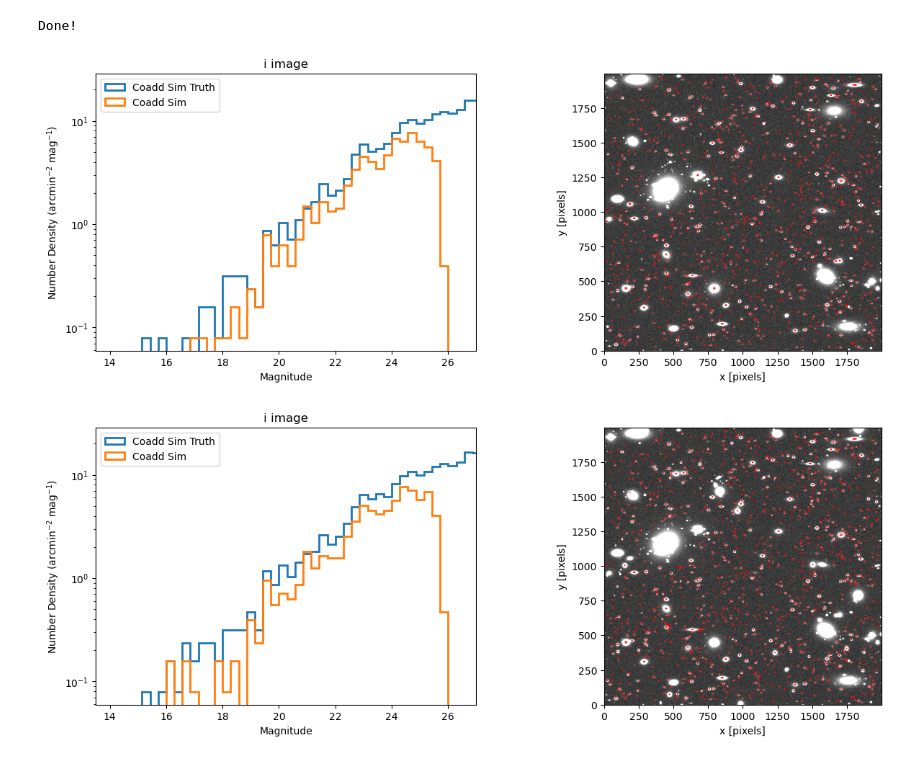
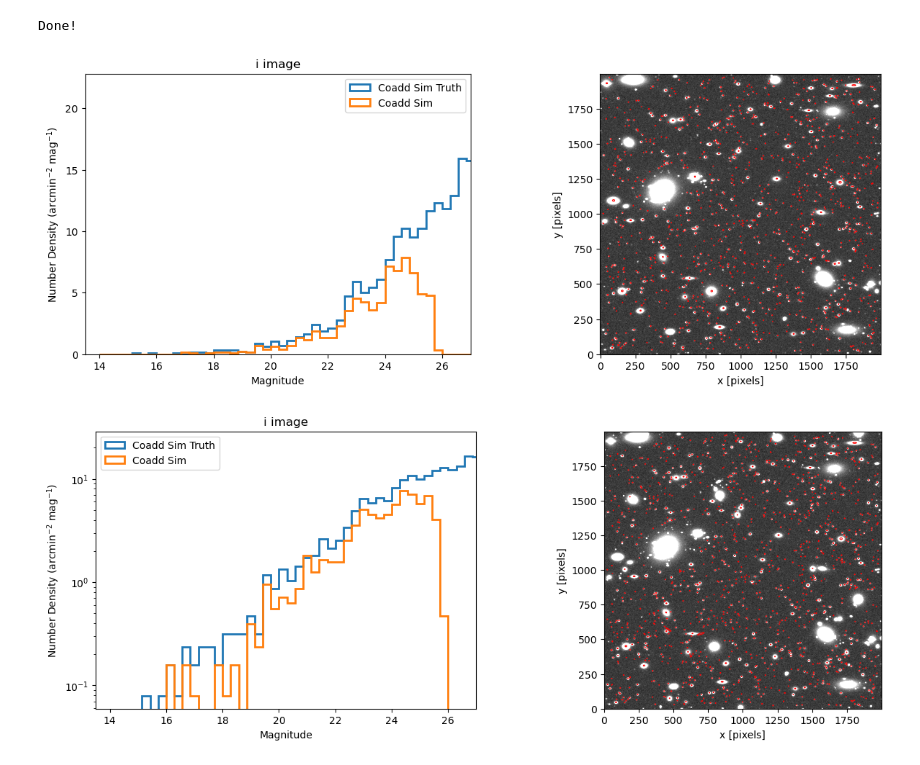
Before and after one commit to philipladuca24/LSST-SimCatVal, a Jupyter notebook: LSST-SimCatVal/testing_diffsim.ipynb, the cells around one changed output. Cells and saved outputs as stored; diff of their text form; code cells hidden in the pictures.

```diff
--- a/LSST-SimCatVal/testing_diffsim.ipynb
+++ b/LSST-SimCatVal/testing_diffsim.ipynb
@@ -101,6 +101,6 @@ Done!
 # %%
 # cat_i = run_lsst_pipe_single(afw_dic['i'])
-# cat_i_ = run_lsst_pipe_single(afw_dic_['i'])
+cat_i_ = run_lsst_pipe_single(afw_dic_['i'])
 # %%
 # import pickle
 # import numpy as np
@@ -158,7 +158,7 @@ def make_some_plots(band, afw_img, cat, truth):
     else:
         ax[0].set_xlim(13.5,27)
         # ax[0].set_ylim(0,30)
-    ax[0].set_yscale('log')
+    # ax[0].set_yscale('log')
 
     ax[1].imshow(afw_img['image'], origin='lower', cmap='gray', vmin=-3,vmax=10)
     # ax[1].set_xlim(0,1000)
@@ -166,35 +166,35 @@ def make_some_plots(band, afw_img, cat, truth):
     for i in range(len(cat)):
         x = cat['base_SdssCentroid_x'][i]
         y = cat['base_SdssCentroid_y'][i]
         xx = cat['base_SdssShape_xx'][i]
         yy = cat['base_SdssShape_yy'][i]
         xy = cat['base_SdssShape_xy'][i]
 
         T = 0.5 * (xx + yy)
         D = np.sqrt(((xx - yy) / 2)**2 + xy**2)
         a = np.sqrt(T + D)
         b = np.sqrt(T - D)
         theta = 0.5 * np.arctan2(2 * xy, xx - yy)
 
         e = Ellipse((x, y), width=2*a, height=2*b,
                     angle=np.degrees(theta), edgecolor='red',
                     facecolor='none', lw=0.8)
         ax[1].add_patch(e)
     ax[1].set_xlabel('x [pixels]')
     ax[1].set_ylabel('y [pixels]')
     ax[0].set_title(f'{band} image')
     ax[0].legend()
     plt.show()
 
 
 # bands = 'ugirzy'
 bands = 'i'
 for b in bands:
-    make_some_plots(b, npy_dic_[b], cats_[b], truths_)#cat[b][cat[b]['modelfit_CModel_instFlux']/cat[b]['modelfit_CModel_instFluxErr'] > 0], truths)
+    make_some_plots(b, npy_dic_[b], cat_i_, truths_)#cat[b][cat[b]['modelfit_CModel_instFlux']/cat[b]['modelfit_CModel_instFluxErr'] > 0], truths)
 
 #need to figure out how to account for area of the image if some images are partially off of the sim catalog region
 # %% [output]
-[figure, old version]
+[figure, new version]
 # %%
 bands = 'i'
 for b in bands:
```
Also changed, not shown: parts of 1 cell of this notebook, 5 other files.
